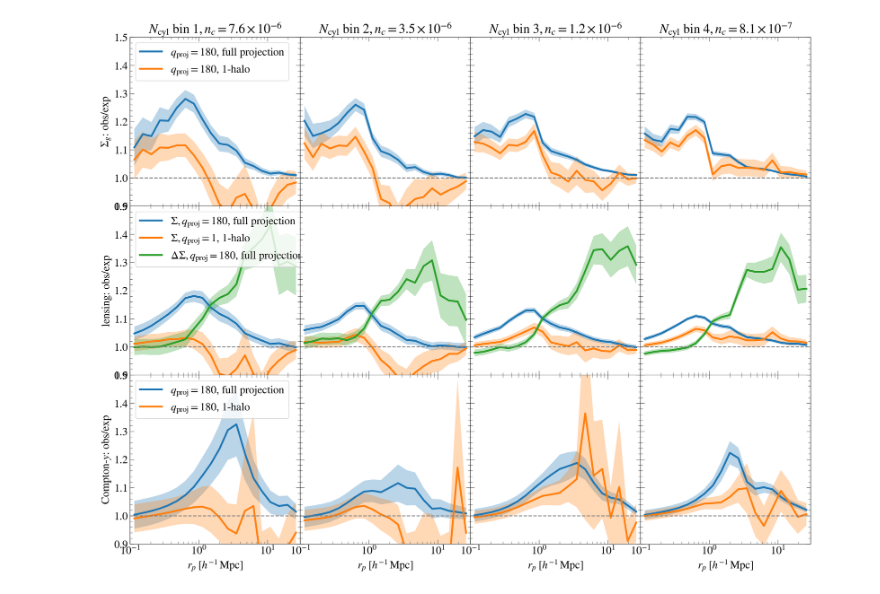
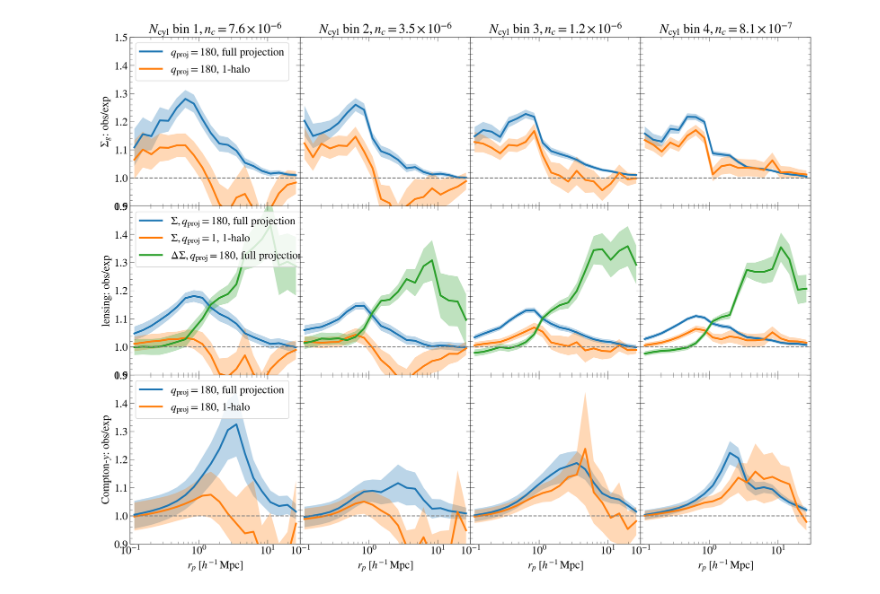
Before and after one commit to LeiAstro/projections_selection-bias_for_multi-wave_clusters_FLAMINGO, a Jupyter notebook: code/richness_selection_1halo_updated.ipynb, the cells around one changed output. Cells and saved outputs as stored; diff of their text form; code cells hidden in the pictures.

Commit message:
Add pd=3 for cy only

```diff
--- a/code/richness_selection_1halo_updated.ipynb
+++ b/code/richness_selection_1halo_updated.ipynb
@@ -145,7 +230,6 @@ num_clus_used = numlam_DESY3[::-1]
 ####### filename: gal0,  gal1, ...                                             gal6
 #gal_dens = ["1.2e-02", "1.0e-02", "8.0e-03", "6.0e-03", "4.0e-03", "2.0e-03", "1.0e-03"]
 #gal_dens_num = [1.2e-2, 1e-2, 8e-3, 6e-3, 4e-3, 2e-3, 1e-3]
-
 
 
 #### richness selected sample
@@ -231,34 +315,34 @@ for row in range(3):
             ax.fill_between(rp, y_sim-e_sim, y_sim+e_sim, interpolate=True, facecolor=line[0].get_c(), alpha=0.3)
 
             # Delta Sigma
             y_sim = data["DS"]["bias_sim"][gal_idx_fixed, q_cyl_180, rich_bin, :]
             e_sim = data["DS"]["bias_sim_err"][gal_idx_fixed, q_cyl_180, rich_bin, :]
 
             line = ax.plot(rp, y_sim, lw=3, label=r"$\Delta\Sigma, q_{\rm proj}=180$, full projection") #no q=1 to avoid clutter
             ax.fill_between(rp, y_sim-e_sim, y_sim+e_sim, interpolate=True, facecolor=line[0].get_c(), alpha=0.3)
 
         if row == 2:  # SZ
             # Full projection
             y_sim = data["cy"]["bias_sim"][gal_idx_fixed, q_cyl_180, rich_bin, :]
             e_sim = data["cy"]["bias_sim_err"][gal_idx_fixed, q_cyl_180, rich_bin, :]
 
             line = ax.plot(rp, y_sim, lw=3, label=r"$q_{\rm proj}=180$, full projection")
             ax.fill_between(rp, y_sim-e_sim, y_sim+e_sim, interpolate=True, facecolor=line[0].get_c(), alpha=0.3)
 
-            ##### TODO: load 1-halo only
-            y_sim = data_1h["cy"]["bias_sim"][gal_idx_fixed, q_cyl_1h, rich_bin, :]
-            e_sim = data_1h["cy"]["bias_sim_err"][gal_idx_fixed, q_cyl_1h, rich_bin, :]
+            ##### TODO: load 1-halo only with projection_depth = 3 cMpc/h
+            y_sim = cy_bias_sim[rich_bin, :]      #data_1h["cy"]["bias_sim"][gal_idx_fixed, q_cyl_1h, rich_bin, :]
+            e_sim = cy_bias_sim_err[rich_bin, :]    # data_1h["cy"]["bias_sim_err"][gal_idx_fixed, q_cyl_1h, rich_bin, :]
 
             line = ax.plot(rp, y_sim, lw=3, label=r"$q_{\rm proj}=180$, 1-halo")
             ax.fill_between(rp, y_sim-e_sim, y_sim+e_sim, interpolate=True, facecolor=line[0].get_c(), alpha=0.3)
 
         ax.axhline(1, c='gray', ls='--')
         ax.set_ylim(0.9, 1.5)
         ax.set_xlim(0.1, 30)
         ax.set_xscale('log')
         if col==0:
             ax.legend(loc=2)
         ax.grid(False)
 #plt.savefig('../plots/richness_selection_1halo.pdf')
 # %% [output]
-[figure, old version]
+[figure, new version]
```
Also changed, not shown: parts of 1 cell of this notebook, 4 other files.
